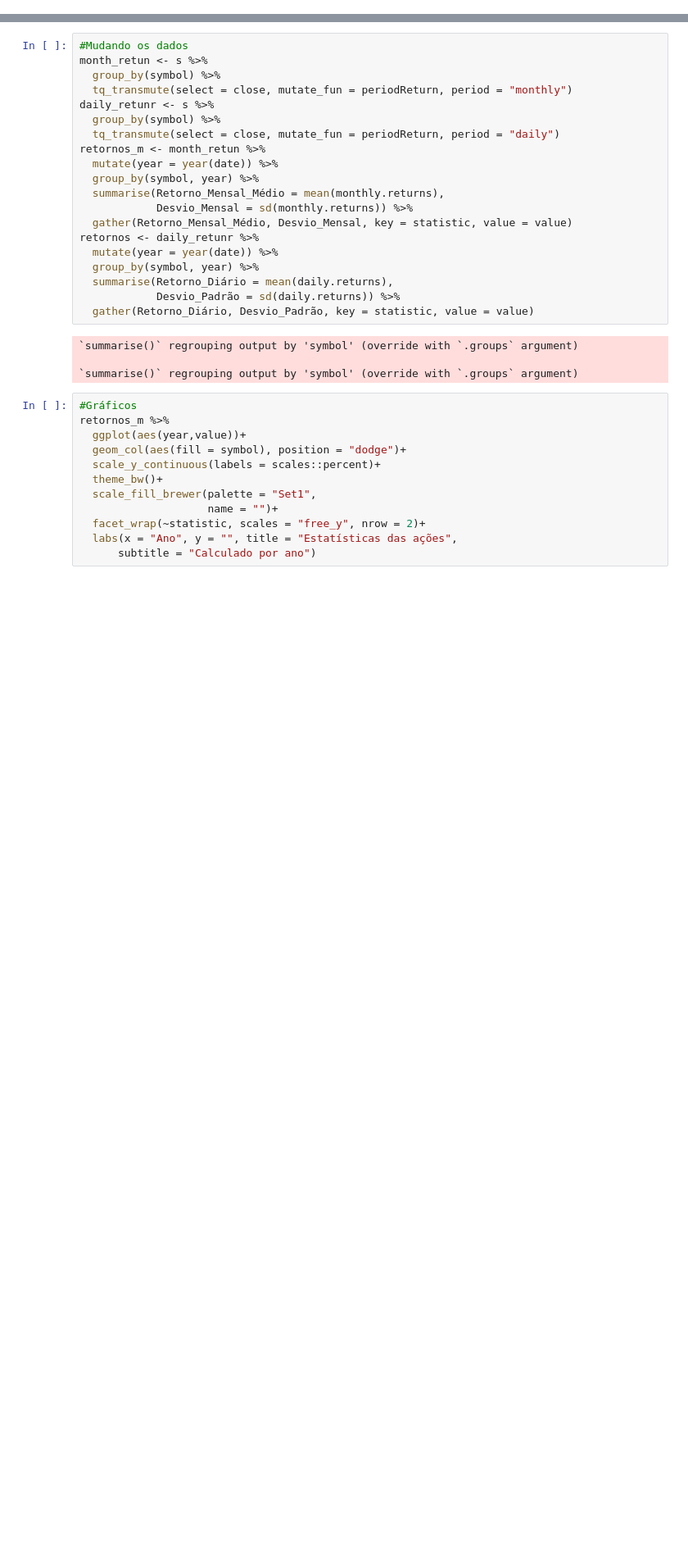
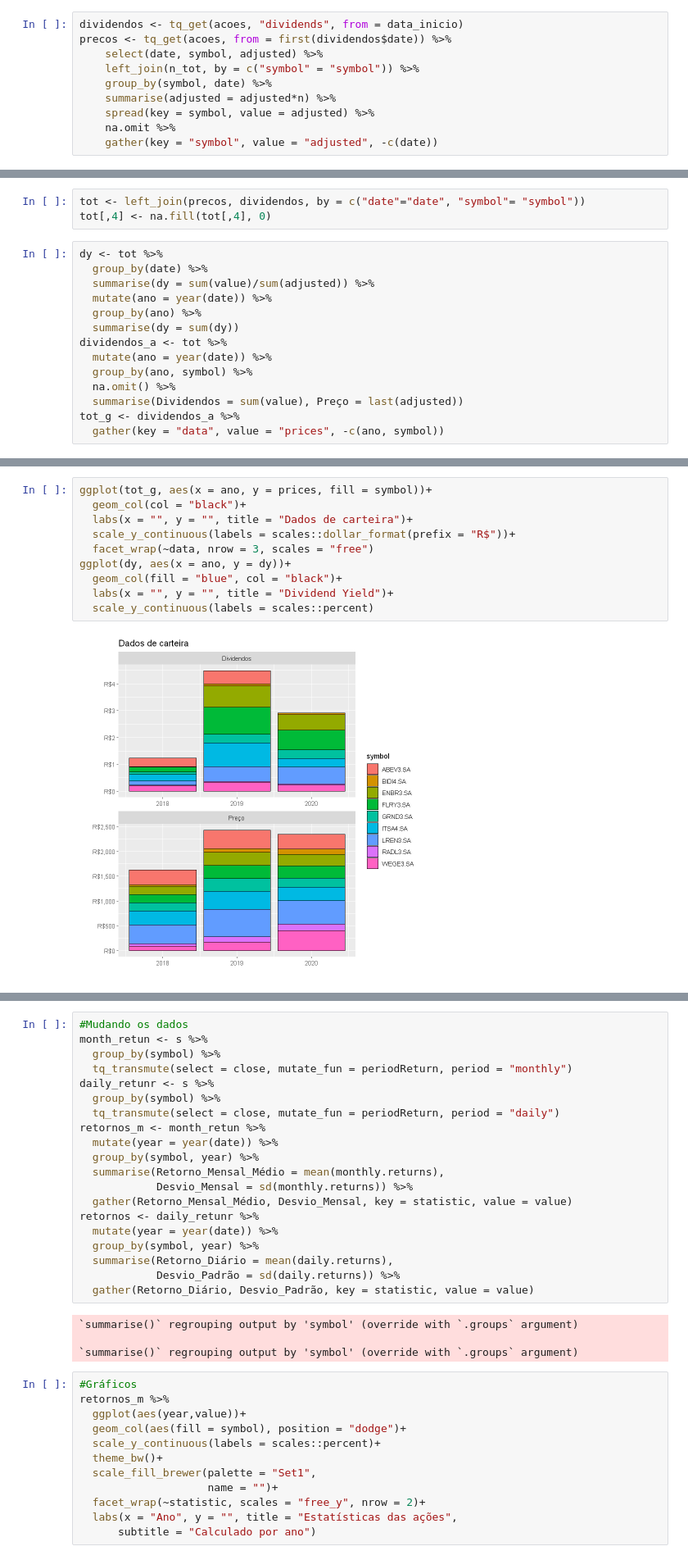
Before and after one commit to GabrielMarquezMatte/Meus-Arquivos, a Jupyter notebook: Ações e opções/Ações.ipynb, the cells around one changed output, grey strips where cells are left out. Shown at 82% size. Saved outputs shown, nothing was run; the diff lists cells and outputs as text; blank space fills up the shorter version.

```diff
--- a/Ações e opções/Ações.ipynb
+++ b/Ações e opções/Ações.ipynb
@@ -30,0 +18,10 @@ s <- tq_get(acoes, from = "2010-01-01")
+# %%
+dividendos <- tq_get(acoes, "dividends", from = data_inicio)
+precos <- tq_get(acoes, from = first(dividendos$date)) %>%
+    select(date, symbol, adjusted) %>%
+    left_join(n_tot, by = c("symbol" = "symbol")) %>%
+    group_by(symbol, date) %>%
+    summarise(adjusted = adjusted*n) %>%
+    spread(key = symbol, value = adjusted) %>%
+    na.omit %>%
+    gather(key = "symbol", value = "adjusted", -c(date))
@@ -30,0 +30,17 @@ s <- tq_get(acoes, from = "2010-01-01")
+# %%
+tot <- left_join(precos, dividendos, by = c("date"="date", "symbol"= "symbol"))
+tot[,4] <- na.fill(tot[,4], 0)
+# %%
+dy <- tot %>%
+  group_by(date) %>%
+  summarise(dy = sum(value)/sum(adjusted)) %>%
+  mutate(ano = year(date)) %>%
+  group_by(ano) %>%
+  summarise(dy = sum(dy))
+dividendos_a <- tot %>%
+  mutate(ano = year(date)) %>%
+  group_by(ano, symbol) %>%
+  na.omit() %>%
+  summarise(Dividendos = sum(value), Preço = last(adjusted))
+tot_g <- dividendos_a %>%
+  gather(key = "data", value = "prices", -c(ano, symbol))
@@ -30,0 +53,12 @@ s <- tq_get(acoes, from = "2010-01-01")
+# %%
+ggplot(tot_g, aes(x = ano, y = prices, fill = symbol))+
+  geom_col(col = "black")+
+  labs(x = "", y = "", title = "Dados de carteira")+
+  scale_y_continuous(labels = scales::dollar_format(prefix = "R$"))+
+  facet_wrap(~data, nrow = 3, scales = "free")
+ggplot(dy, aes(x = ano, y = dy))+
+  geom_col(fill = "blue", col = "black")+
+  labs(x = "", y = "", title = "Dividend Yield")+
+  scale_y_continuous(labels = scales::percent)
+# %% [output]
+[figure, added]
```
Also changed, not shown: parts of 18 cells of this notebook, 18 other files.
